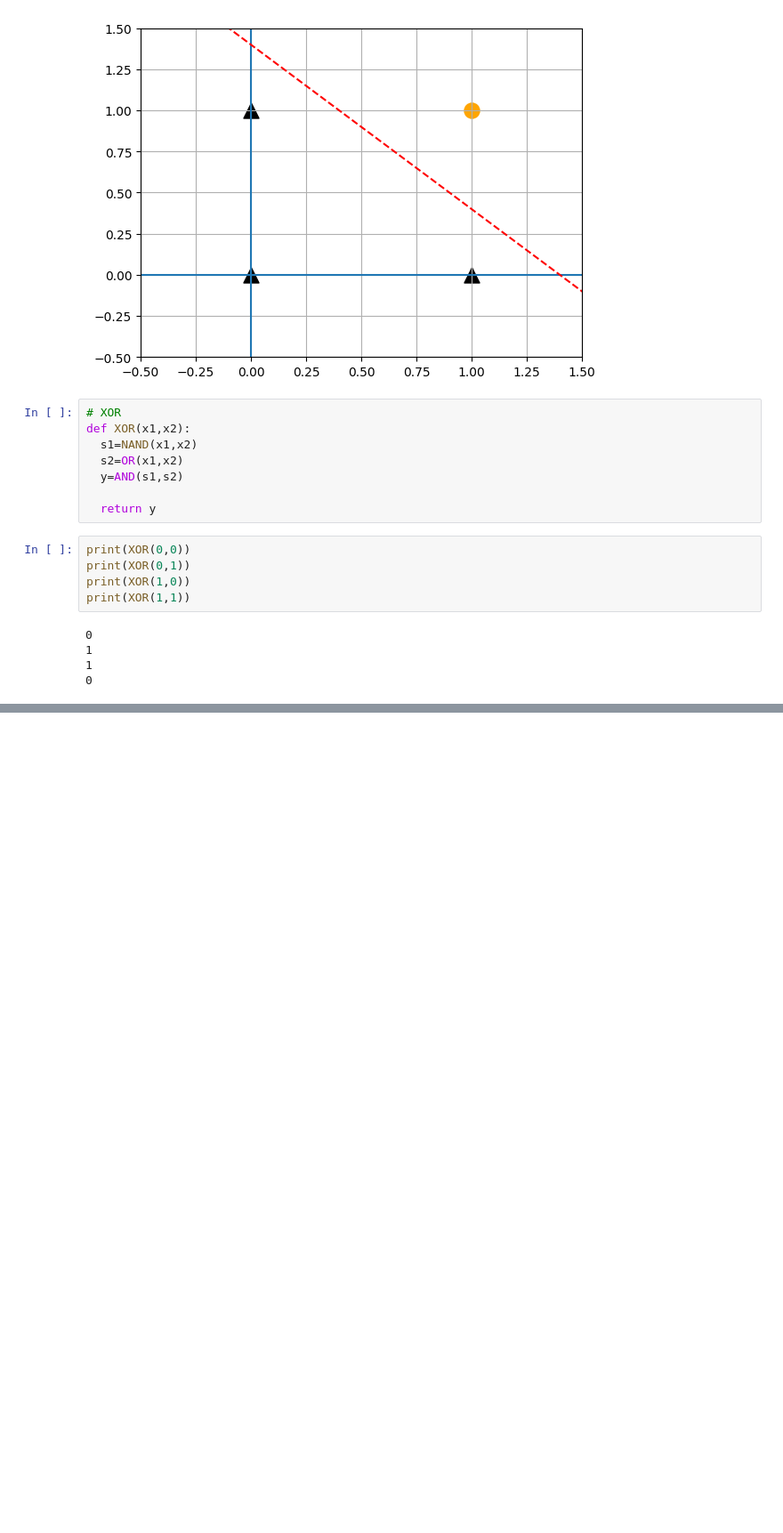
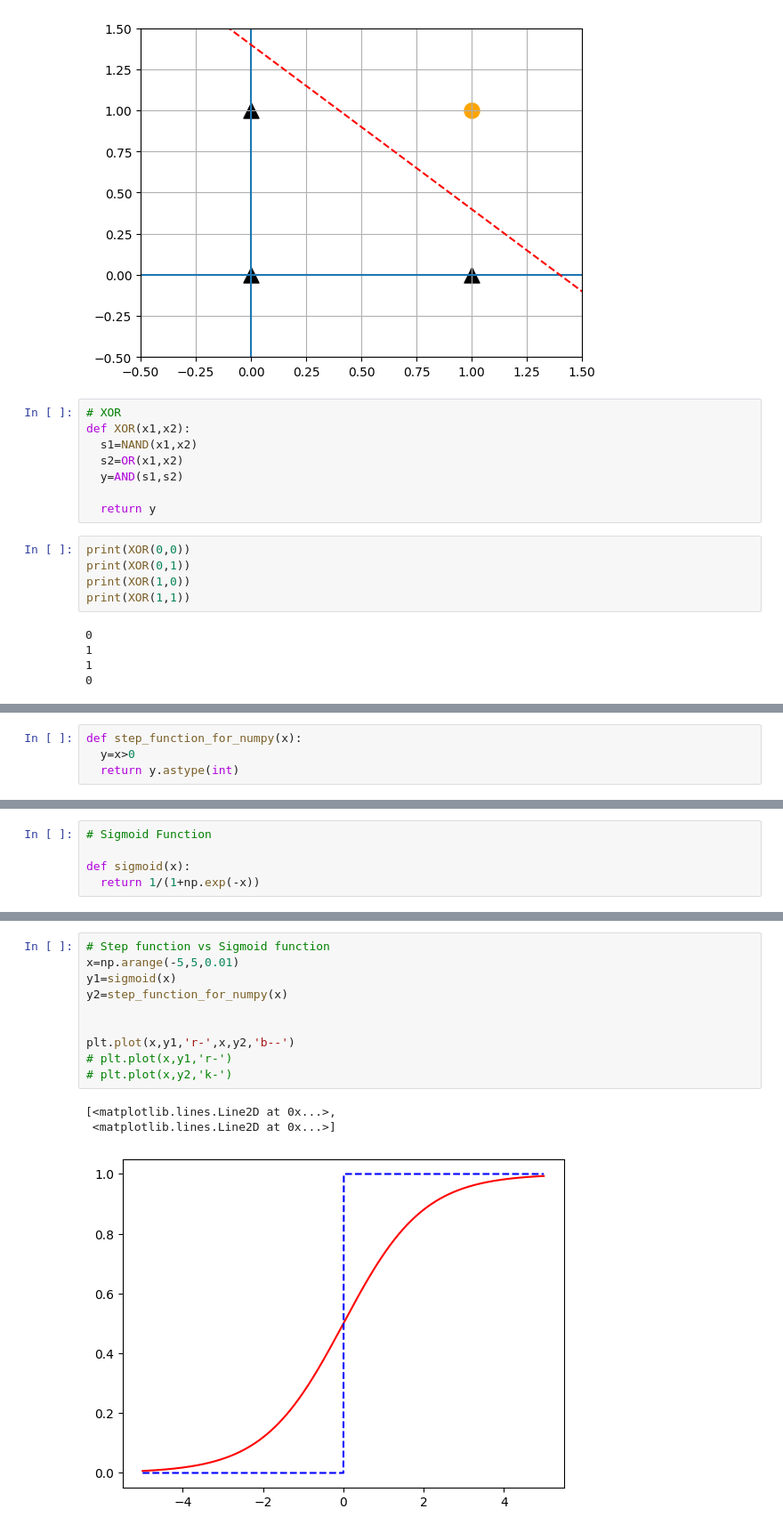
Before and after one commit to realisshoon/MS, a Jupyter notebook: Deep Learning/DL01_Math.ipynb, the cells around one changed output, grey strips where cells are left out. Shown at 89% size. Cells and saved outputs as stored; diff of their text form; blank space fills up the shorter version.

```diff
--- a/Deep Learning/DL01_Math.ipynb
+++ b/Deep Learning/DL01_Math.ipynb
@@ -330,0 +347,4 @@ print(XOR(1,1))
+# %%
+def step_function_for_numpy(x):
+  y=x>0
+  return y.astype(int)
@@ -330,0 +356,5 @@ print(XOR(1,1))
+# %%
+# Sigmoid Function
+
+def sigmoid(x):
+  return 1/(1+np.exp(-x))
@@ -330,0 +373,14 @@ print(XOR(1,1))
+# %%
+# Step function vs Sigmoid function
+x=np.arange(-5,5,0.01)
+y1=sigmoid(x)
+y2=step_function_for_numpy(x)
+
+
+plt.plot(x,y1,'r-',x,y2,'b--')
+# plt.plot(x,y1,'r-')
+# plt.plot(x,y2,'k-')
+# %% [output]
+[<matplotlib.lines.Line2D at 0x...>,
+ <matplotlib.lines.Line2D at 0x...>]
+[figure, added]
```
Also changed, not shown: parts of 12 cells of this notebook, 2 other files.
